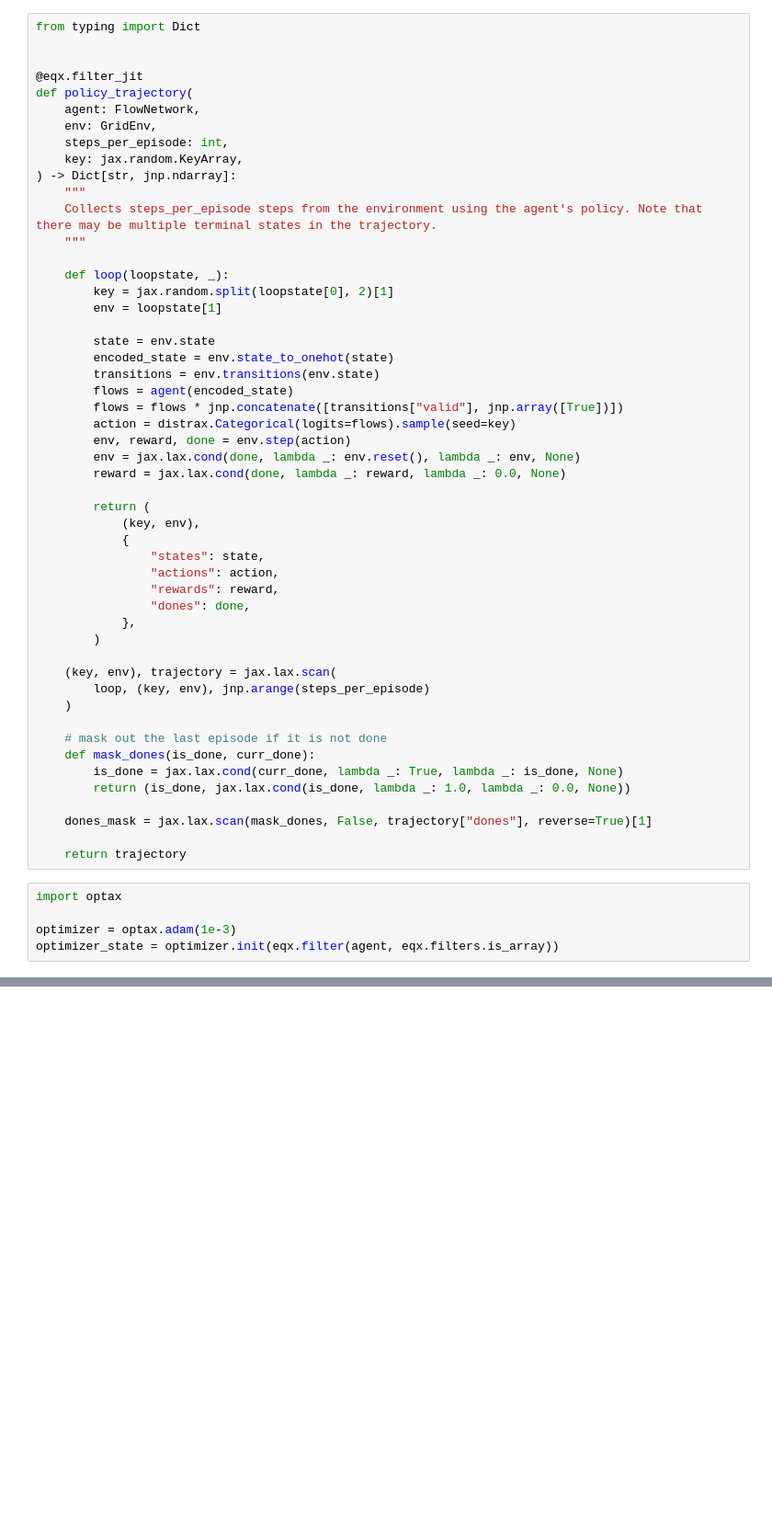
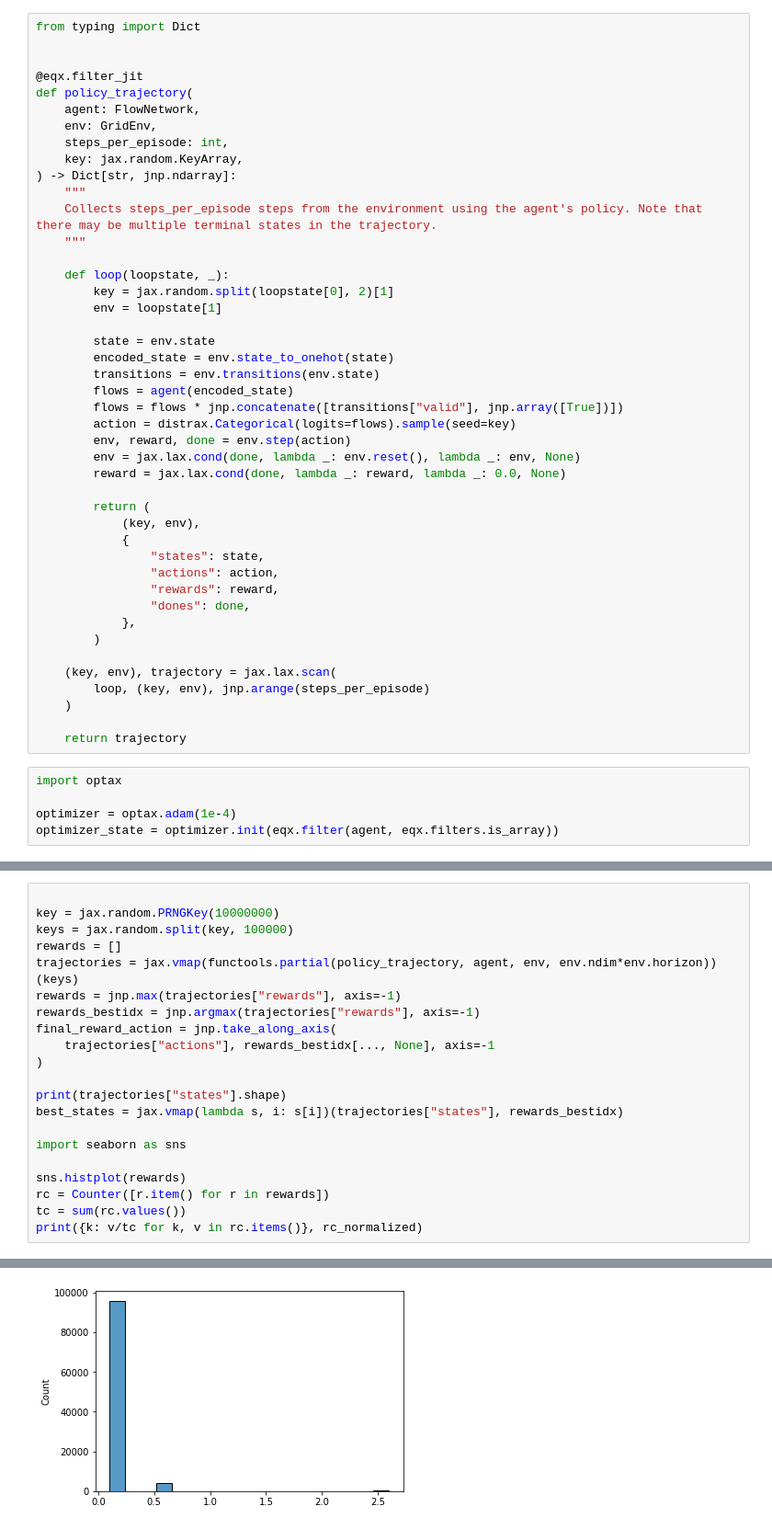
Before and after one commit to SamKG/Reinforcement-Learning-In-JAX, a Jupyter notebook: gflownet.ipynb, the cells around one changed output, grey strips where cells are left out. Shown at 92% size. Cells and saved outputs as stored; diff of their text form; blank space fills up the shorter version.

```diff
--- a/gflownet.ipynb
+++ b/gflownet.ipynb
@@ -205,18 +220,11 @@ def policy_trajectory(
         loop, (key, env), jnp.arange(steps_per_episode)
     )
 
-    # mask out the last episode if it is not done
-    def mask_dones(is_done, curr_done):
-        is_done = jax.lax.cond(curr_done, lambda _: True, lambda _: is_done, None)
-        return (is_done, jax.lax.cond(is_done, lambda _: 1.0, lambda _: 0.0, None))
-
-    dones_mask = jax.lax.scan(mask_dones, False, trajectory["dones"], reverse=True)[1]
-
     return trajectory
 # %%
 import optax
 
-optimizer = optax.adam(1e-3)
+optimizer = optax.adam(1e-4)
 optimizer_state = optimizer.init(eqx.filter(agent, eqx.filters.is_array))
 # %%
 from src.gflownet import flow_matching_loss
@@ -285,0 +292,22 @@ Counter({0.6000000238418579: 9011, 0.10000000149011612: 527, 2.5999999046325684:
+# %%
+
+key = jax.random.PRNGKey(10000000)
+keys = jax.random.split(key, 100000)
+rewards = []
+trajectories = jax.vmap(functools.partial(policy_trajectory, agent, env, env.ndim*env.horizon))(keys)
+rewards = jnp.max(trajectories["rewards"], axis=-1)
+rewards_bestidx = jnp.argmax(trajectories["rewards"], axis=-1)
+final_reward_action = jnp.take_along_axis(
+    trajectories["actions"], rewards_bestidx[..., None], axis=-1
+)
+
+print(trajectories["states"].shape)
+best_states = jax.vmap(lambda s, i: s[i])(trajectories["states"], rewards_bestidx)
+
+import seaborn as sns
+
+sns.histplot(rewards)
+rc = Counter([r.item() for r in rewards])
+tc = sum(rc.values())
+print({k: v/tc for k, v in rc.items()}, rc_normalized)
+# %% [output]
@@ -285,0 +316 @@ Counter({0.6000000238418579: 9011, 0.10000000149011612: 527, 2.5999999046325684:
+[figure, added]
```
Also changed, not shown: parts of 7 cells of this notebook, 2 other files.
